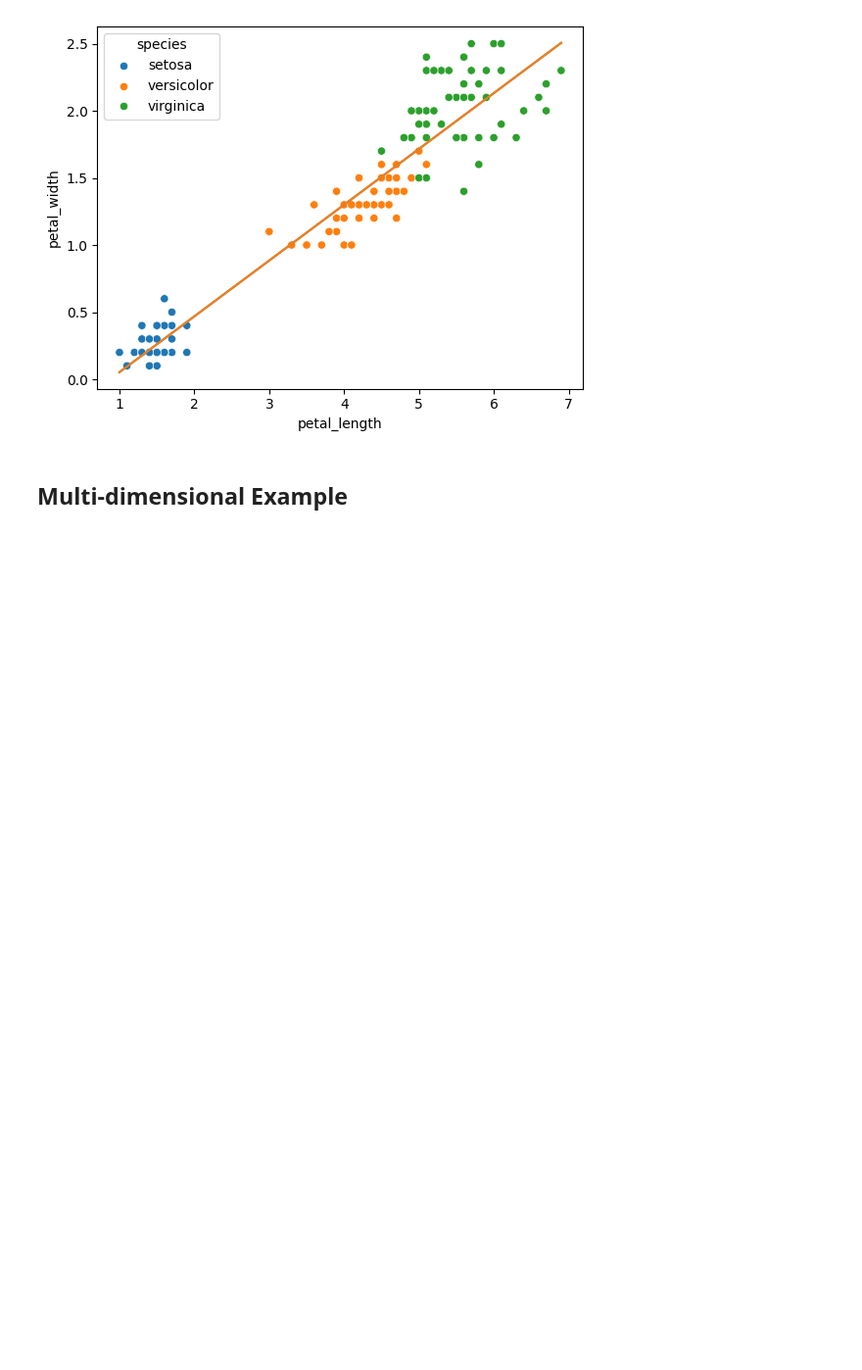
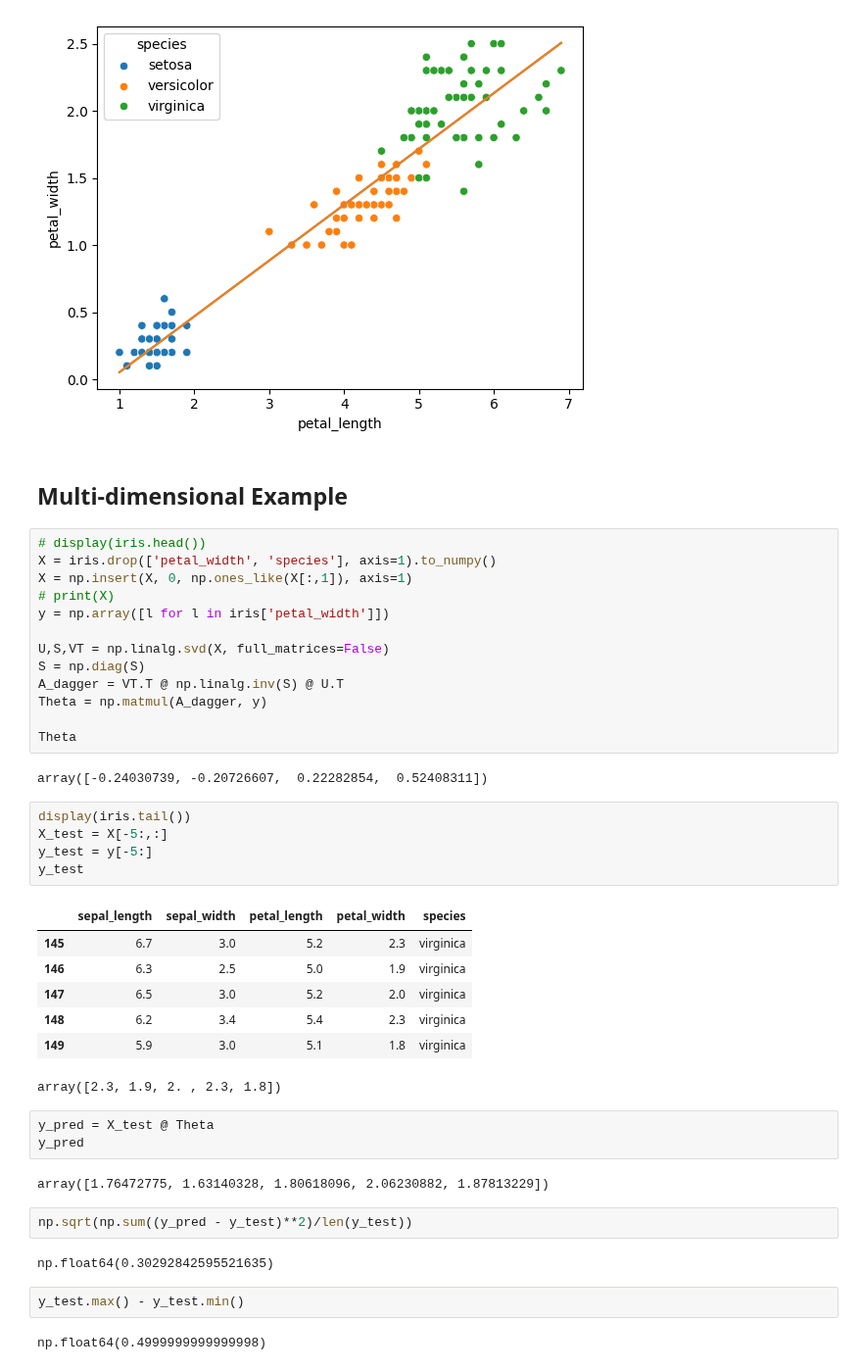
Before and after one commit to drolsonmi/math3280, a Jupyter notebook: Notes/Code/14_LinearRegression.ipynb, the cells around one changed output. Shown at 98% size. Cells and saved outputs as stored; diff of their text form; blank space fills up the shorter version.

```diff
--- a/Notes/Code/14_LinearRegression.ipynb
+++ b/Notes/Code/14_LinearRegression.ipynb
@@ -68,3 +68,44 @@ plt.plot(x,g)
 [figure]
 # %% [markdown]
 ## Multi-dimensional Example
+# %%
+# display(iris.head())
+X = iris.drop(['petal_width', 'species'], axis=1).to_numpy()
+X = np.insert(X, 0, np.ones_like(X[:,1]), axis=1)
+# print(X)
+y = np.array([l for l in iris['petal_width']])
+
+U,S,VT = np.linalg.svd(X, full_matrices=False)
+S = np.diag(S)
+A_dagger = VT.T @ np.linalg.inv(S) @ U.T
+Theta = np.matmul(A_dagger, y)
+
+Theta
+# %% [output]
+array([-0.24030739, -0.20726607,  0.22282854,  0.52408311])
+# %%
+display(iris.tail())
+X_test = X[-5:,:]
+y_test = y[-5:]
+y_test
+# %% [output]
+|  | sepal_length | sepal_width | petal_length | petal_width | species |
+| 145 | 6.7 | 3.0 | 5.2 | 2.3 | virginica |
+| 146 | 6.3 | 2.5 | 5.0 | 1.9 | virginica |
+| 147 | 6.5 | 3.0 | 5.2 | 2.0 | virginica |
+| 148 | 6.2 | 3.4 | 5.4 | 2.3 | virginica |
+| 149 | 5.9 | 3.0 | 5.1 | 1.8 | virginica |
+array([2.3, 1.9, 2. , 2.3, 1.8])
+# %%
+y_pred = X_test @ Theta
+y_pred
+# %% [output]
+array([1.76472775, 1.63140328, 1.80618096, 2.06230882, 1.87813229])
+# %%
+np.sqrt(np.sum((y_pred - y_test)**2)/len(y_test))
+# %% [output]
+np.float64(0.30292842595521635)
+# %%
+y_test.max() - y_test.min()
+# %% [output]
+np.float64(0.4999999999999998)
```
